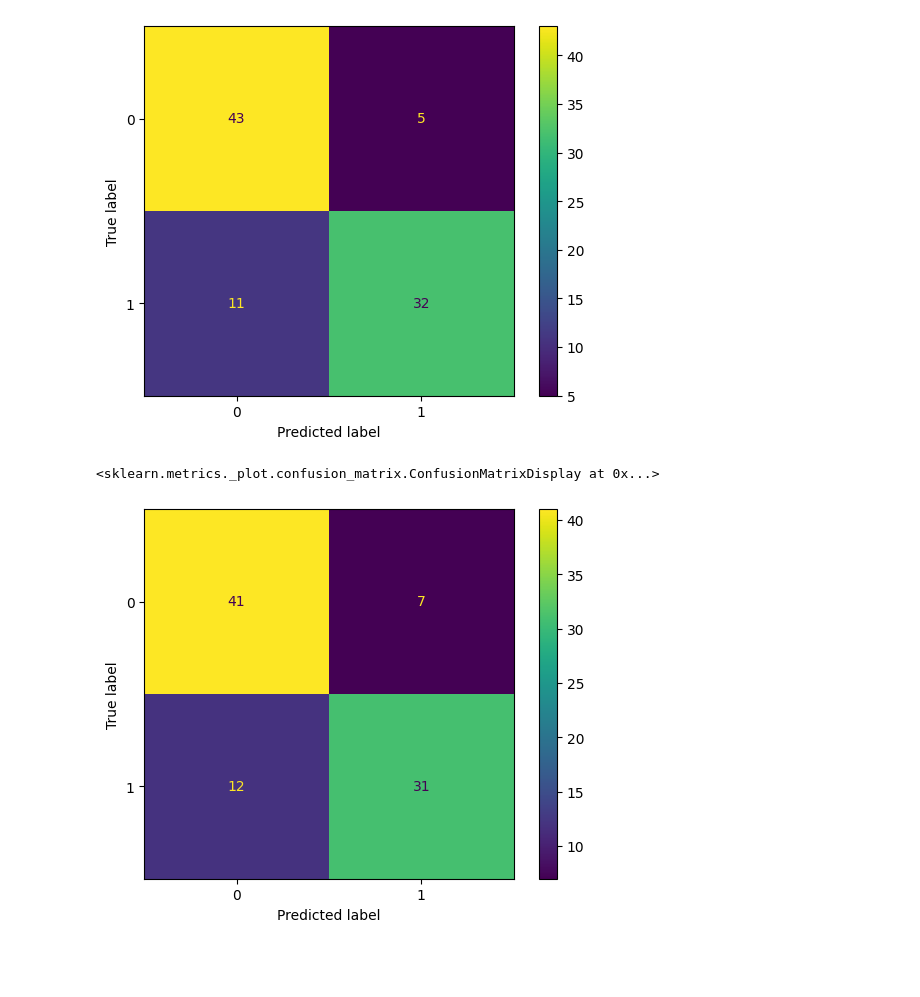
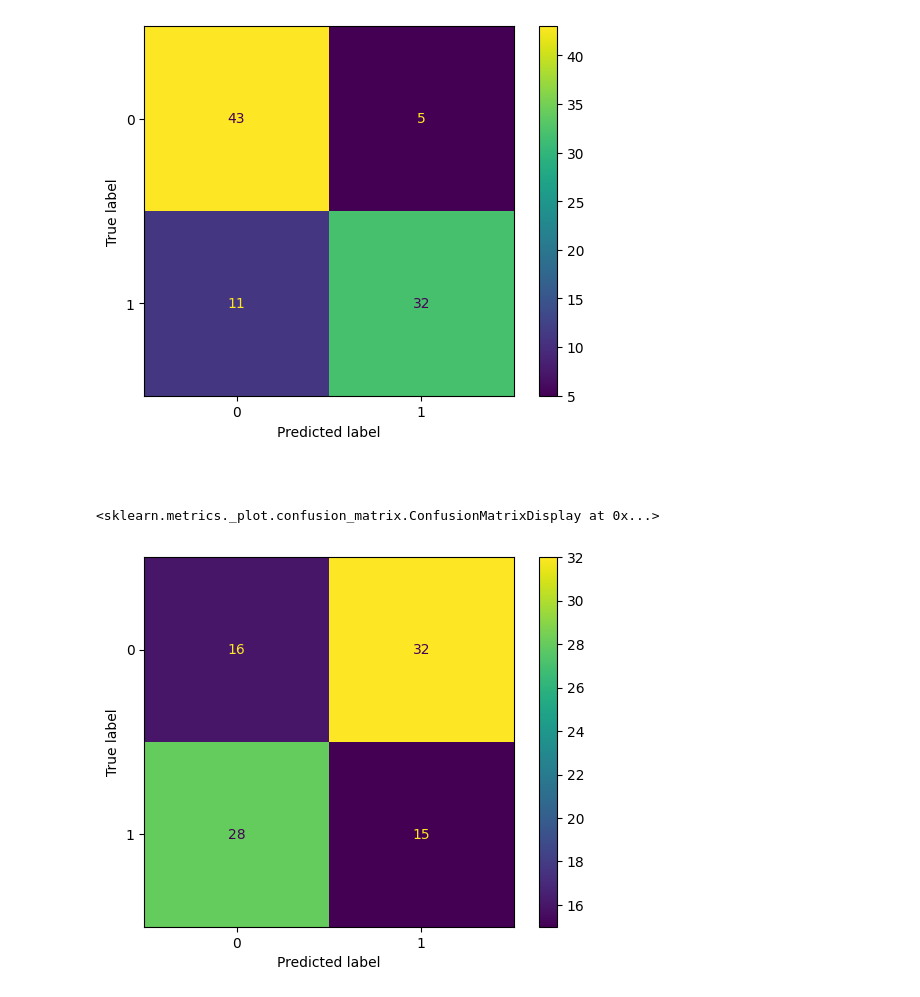
Before and after one commit to GavinlEdwards/Compsci_1070, a Jupyter notebook: Assignment 10.ipynb, the cells around one changed output. Cells and saved outputs as stored; diff of their text form; code cells hidden in the pictures; blank space fills up the shorter version.

```diff
--- a/Assignment 10.ipynb
+++ b/Assignment 10.ipynb
@@ -54,13 +62,22 @@ rf.score(X_test, y_test)
 # %% [output]
 0.8241758241758241
 [figure]
+# %% [markdown]
+#
 # %%
 X_train, X_test, y_train, y_test =  train_test_split(X, y, test_size = 0.3, random_state = 32)
 #Couldn't improve however I tested stratify and different testsizes but both already set at optimal.
+from sklearn.decomposition import TruncatedSVD
+
+svd = TruncatedSVD(n_components = 10)
+X_train_svd = svd.fit_transform(X_train)
+X_test_svd = svd.fit_transform(X_test)
+
 xgb = XGBClassifier()
-xgb.fit(X_train, y_train)
-y_pred = xgb.predict(X_test)
-ConfusionMatrixDisplay.from_estimator(xgb, X_test, y_test)
+xgb.fit(X_train_svd, y_train)
+y_pred = xgb.predict(X_test_svd)
+ConfusionMatrixDisplay.from_estimator(xgb, X_test_svd, y_test)
+#It made the model perform more poorly
 # %% [output]
 <sklearn.metrics._plot.confusion_matrix.ConfusionMatrixDisplay at 0x...>
-[figure, old version]
+[figure, new version]
```
Also changed, not shown: parts of 1 cell of this notebook, 2 other files.
